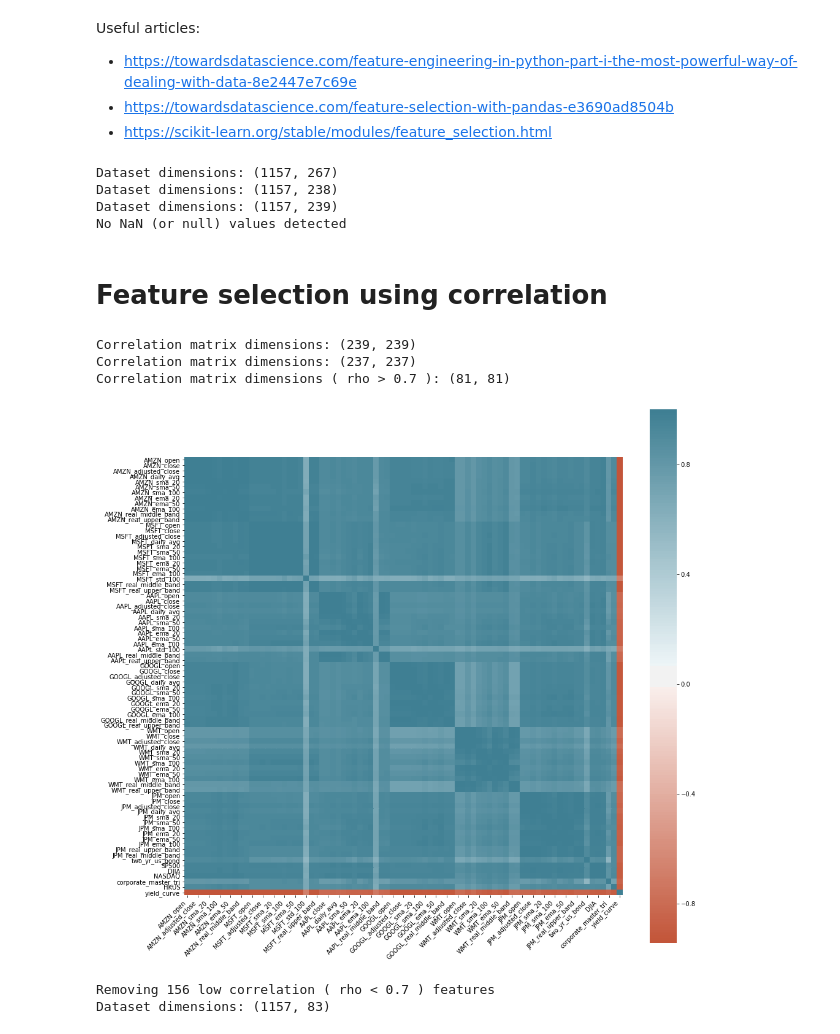
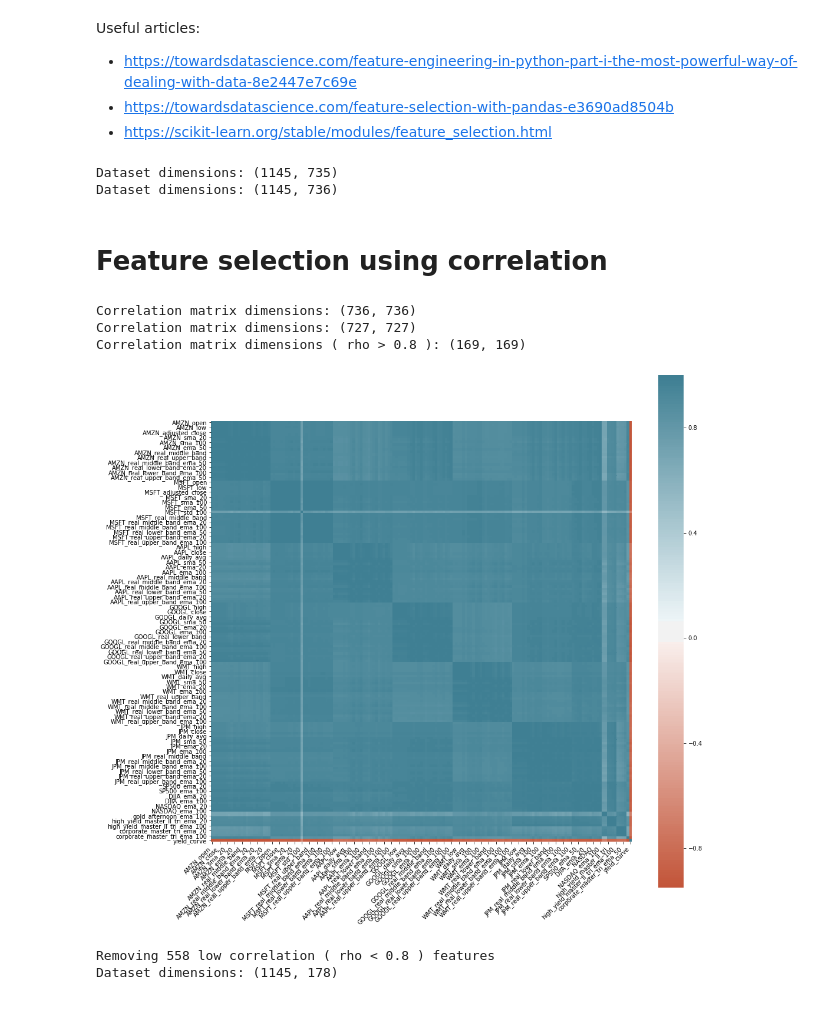
Before and after one commit to maosa/finpy, a Jupyter notebook: scripts/feature_engineering.ipynb, the cells around one changed output. Cells and saved outputs as stored; diff of their text form; code cells hidden in the pictures.

```diff
--- a/scripts/feature_engineering.ipynb
+++ b/scripts/feature_engineering.ipynb
@@ -6,6 +6,10 @@ Useful articles:
 * https://towardsdatascience.com/feature-selection-with-pandas-e3690ad8504b
 * https://scikit-learn.org/stable/modules/feature_selection.html
 # %%
+
+##########################################################################################
+##########################################################################################
+
 # Set up the environment
 
 import sys
@@ -34,11 +38,10 @@ data = pd.read_csv('data/all_data.csv', sep=',', index_col=0)
 
 print('Dataset dimensions:', data.shape)
 
-# Drop columns: split_coefficient, high, low
+# Drop columns: split_coefficient, high, low (careful not to remove the bollinger bands)
 
-data = data[data.columns.drop(list(data.filter(regex='split_coefficient|high|low')))]
-
-print('Dataset dimensions:', data.shape)
+# data = data[data.columns.drop(list(data.filter(regex='split_coefficient|high|low')))]
+# print('Dataset dimensions:', data.shape)
 
 # Create a column representing the yield curve (10YR bond yield - 2YR bond yield)
 
@@ -49,14 +52,12 @@ print('Dataset dimensions:', data.shape)
 # data.describe(include='all')
 
 if all(data.isnull().sum(axis=0) == 0) and all(data.isnull().sum(axis=1) == 0):
-    print('No NaN (or null) values detected')
+    pass
 else:
     print('NaN (or null) values detected! Check the dataset!')
 # %% [output]
-Dataset dimensions: (1157, 267)
-Dataset dimensions: (1157, 238)
-Dataset dimensions: (1157, 239)
-No NaN (or null) values detected
+Dataset dimensions: (1145, 735)
+Dataset dimensions: (1145, 736)
 # %% [markdown]
 # Feature selection using correlation
 # %%
@@ -90,45 +91,51 @@ target_stock = 'MSFT'
 
 target = target_stock + '_adjusted_close'
 
+##########################################################################################
+
+# Set the correlation (rho) threshold
+
+rho = 0.8
+
+##########################################################################################
+
 # Get the feature correlations with the variable of interest
-
-rho = 0.7
 
 corr_target = abs(corr[target])
 
 low_corr_feats = list(corr_target[corr_target < rho].index)
 
 corr.drop(labels=low_corr_feats, axis=0, inplace=True)
 
 corr.drop(labels=low_corr_feats, axis=1, inplace=True)
 
 print('Correlation matrix dimensions ( rho >', rho, '):', corr.shape)
 
 ###########################
 ##### PLOT THE CORRELATIONS
 ###########################
 
 plt.figure(figsize=(16, 16))
 
 ax = sns.heatmap(
     corr,
 #     vmin=-1, vmax=1, center=0,
     cmap=sns.diverging_palette(20, 220, n=200),
     square=True
 )
 
 ax.set_xticklabels(
     ax.get_xticklabels(),
     rotation=45,
     horizontalalignment='right'
 );
 
 plt.show()
 # %% [output]
-Correlation matrix dimensions: (239, 239)
-Correlation matrix dimensions: (237, 237)
-Correlation matrix dimensions ( rho > 0.7 ): (81, 81)
+Correlation matrix dimensions: (736, 736)
+Correlation matrix dimensions: (727, 727)
+Correlation matrix dimensions ( rho > 0.8 ): (169, 169)
-[figure, old version]
+[figure, new version]
 # %%
 #####################
 ##### FILTER FEATURES
@@ -151,6 +158,8 @@ corr_feats = list(data.columns)
 # Save the data
 
 data.to_csv('data/filt_data.csv', sep=',', header=True, index=True)
+
+#####
 # %% [output]
-Removing 156 low correlation ( rho < 0.7 ) features
-Dataset dimensions: (1157, 83)
+Removing 558 low correlation ( rho < 0.8 ) features
+Dataset dimensions: (1145, 178)
```
Also changed, not shown: 15 other files.
